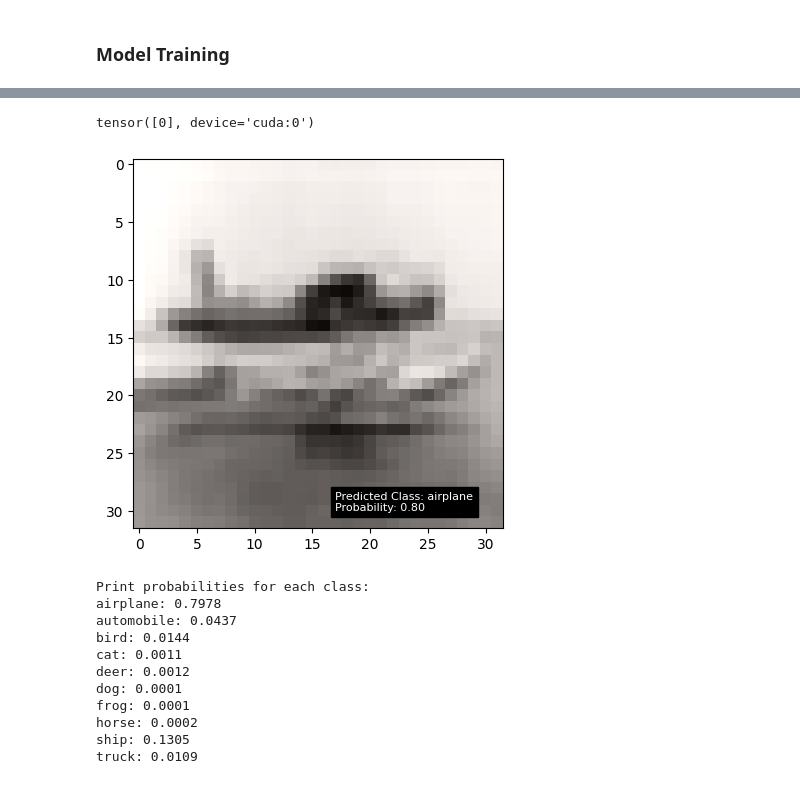
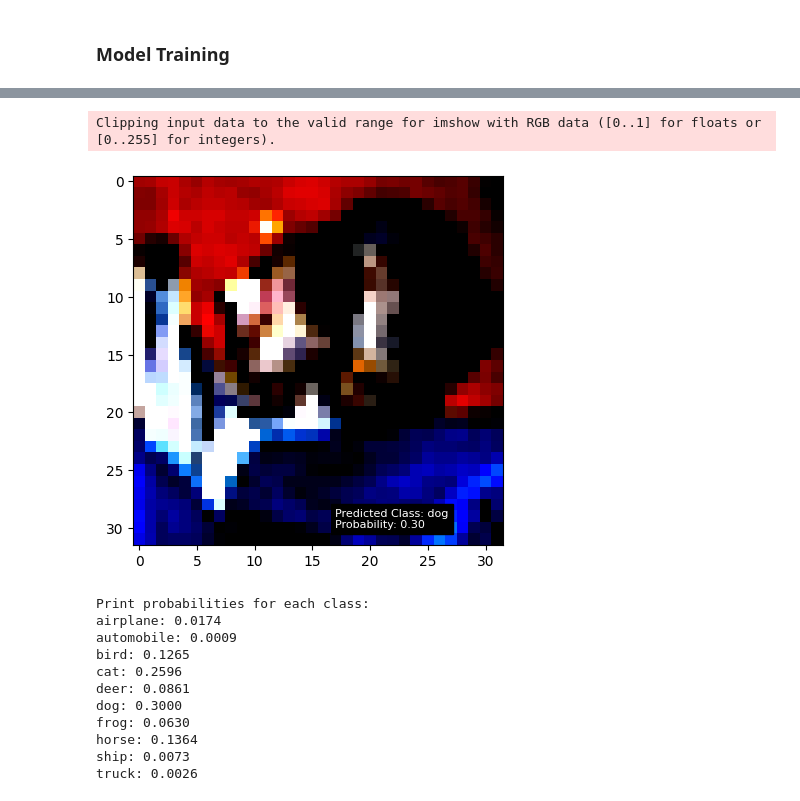
Before and after one commit to Zicheng2333/Exer02, a Jupyter notebook: exercise_02.ipynb, the cells around one changed output, grey strips where cells are left out. Cells and saved outputs as stored; diff of their text form; code cells hidden in the pictures.

```diff
--- a/exercise_02.ipynb
+++ b/exercise_02.ipynb
@@ -312,6 +275,5 @@ The task is to create a function named ``instance_inference`` that visualizes an
 1. Calculate the prediction and the probabilities for each class.
 # %%
 inputs, classes = next(iter(test_dataloader))
-image = inputs[0].numpy().transpose((1, 2, 0))
-plt.imshow(image)
+input = inputs[0]
 # %% [output]
@@ -319,32 +283,36 @@ NameError: name 'test_dataloader' is not defined
 # %%
+##################### Write your answer here ##################
+# input: image, model
+# outputs: predict_label, probabilities
+# predict_label is the index (or label) of the class with the highest probability from the probabilities.
+###############################################################
 
-    ##################### Write your answer here ##################
-    # input: image, model
-    # outputs: predict_index, probabilities
-    ###############################################################
+probabilities =
+predict_label =
 # %%
-    predicted_class = class_names[predict_index.item()]
-    predicted_probability = probabilities[predict_index].item()
+predicted_class = class_names[predict_label.item()]
+predicted_probability = probabilities[predict_label].item()
+image = input.numpy().transpose((1, 2, 0))
+plt.imshow(image)
+plt.text(17, 30, f'Predicted Class: {predicted_class}\nProbability: {predicted_probability:.2f}',
+            color='white', backgroundcolor='black', fontsize=8)
+plt.show()
 
-    plt.text(17, 30, f'Predicted Class: {predicted_class}\nProbability: {predicted_probability:.2f}',
-             color='white', backgroundcolor='black', fontsize=8)
-    plt.show()
-
-    # Print probabilities for each class
-    print('Print probabilities for each class:')
-    for i in range(len(class_names)):
-        print(f'{class_names[i]}: {probabilities[i].item():.4f}')
+# Print probabilities for each class
+print('Print probabilities for each class:')
+for i in range(len(class_names)):
+    print(f'{class_names[i]}: {probabilities[i].item():.4f}')
 # %% [output]
-tensor([0], device='cuda:0')
+Clipping input data to the valid range for imshow with RGB data ([0..1] for floats or [0..255] for integers).
-[figure, old version]
+[figure, new version]
 Print probabilities for each class:
-airplane: 0.7978
-automobile: 0.0437
-bird: 0.0144
-cat: 0.0011
-deer: 0.0012
-dog: 0.0001
-frog: 0.0001
-horse: 0.0002
-ship: 0.1305
-truck: 0.0109
+airplane: 0.0174
+automobile: 0.0009
+bird: 0.1265
+cat: 0.2596
+deer: 0.0861
+dog: 0.3000
+frog: 0.0630
+horse: 0.1364
+ship: 0.0073
+truck: 0.0026
```
Also changed, not shown: parts of 10 cells of this notebook, 1 other file.
